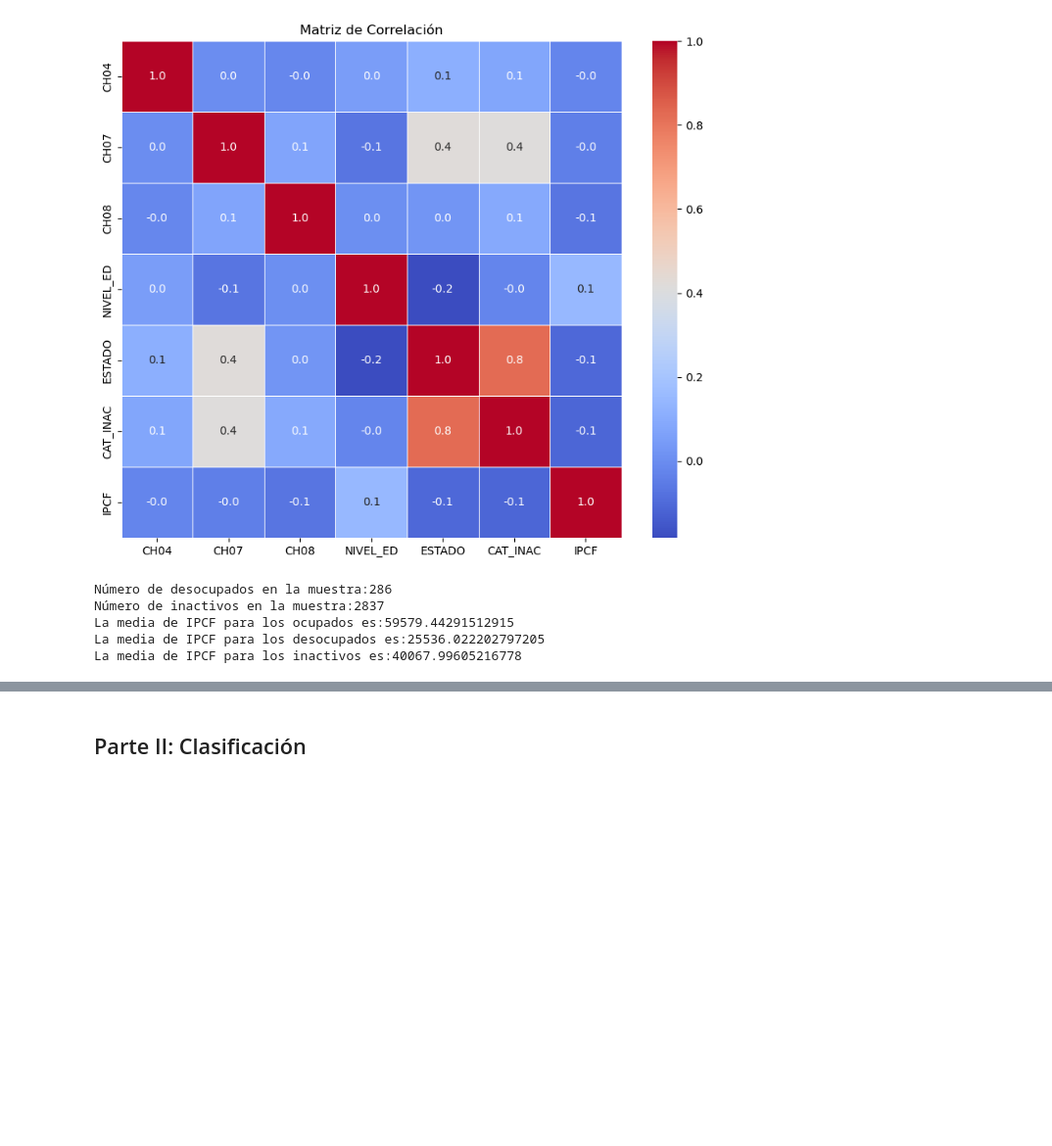
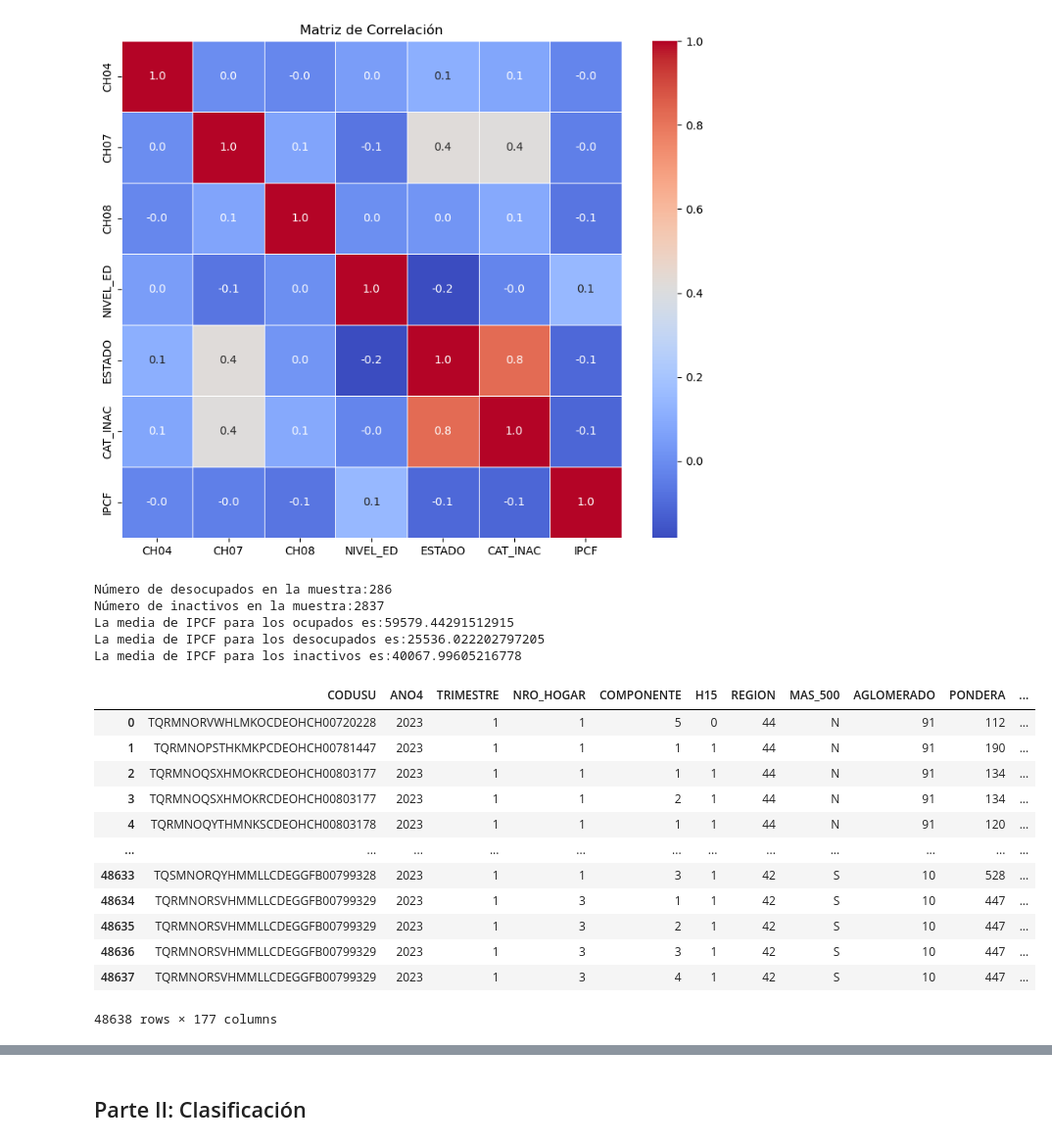
Before and after one commit to rmcondor/big-data-tp2, a Jupyter notebook: codes/TP2_Code.ipynb, the cells around one changed output, grey strips where cells are left out. Shown at 98% size. Saved outputs shown, nothing was run; the diff lists cells and outputs as text; code cells hidden in the pictures; blank space fills up the shorter version.

```diff
--- a/codes/TP2_Code.ipynb
+++ b/codes/TP2_Code.ipynb
@@ -141,3 +141,19 @@ Número de inactivos en la muestra:2837
 La media de IPCF para los ocupados es:59579.44291512915
 La media de IPCF para los desocupados es:25536.022202797205
 La media de IPCF para los inactivos es:40067.99605216778
+# %%
+eph_indiv
+# %% [output]
+|  | CODUSU | ANO4 | TRIMESTRE | NRO_HOGAR | COMPONENTE | H15 | REGION | MAS_500 | AGLOMERADO | PONDERA | ... |
+| 0 | TQRMNORVWHLMKOCDEOHCH00720228 | 2023 | 1 | 1 | 5 | 0 | 44 | N | 91 | 112 | ... |
+| 1 | TQRMNOPSTHKMKPCDEOHCH00781447 | 2023 | 1 | 1 | 1 | 1 | 44 | N | 91 | 190 | ... |
+| 2 | TQRMNOQSXHMOKRCDEOHCH00803177 | 2023 | 1 | 1 | 1 | 1 | 44 | N | 91 | 134 | ... |
+| 3 | TQRMNOQSXHMOKRCDEOHCH00803177 | 2023 | 1 | 1 | 2 | 1 | 44 | N | 91 | 134 | ... |
+| 4 | TQRMNOQYTHMNKSCDEOHCH00803178 | 2023 | 1 | 1 | 1 | 1 | 44 | N | 91 | 120 | ... |
+| ... | ... | ... | ... | ... | ... | ... | ... | ... | ... | ... | ... |
+| 48633 | TQSMNORQYHMMLLCDEGGFB00799328 | 2023 | 1 | 1 | 3 | 1 | 42 | S | 10 | 528 | ... |
+| 48634 | TQRMNORSVHMMLLCDEGGFB00799329 | 2023 | 1 | 3 | 1 | 1 | 42 | S | 10 | 447 | ... |
+| 48635 | TQRMNORSVHMMLLCDEGGFB00799329 | 2023 | 1 | 3 | 2 | 1 | 42 | S | 10 | 447 | ... |
+| 48636 | TQRMNORSVHMMLLCDEGGFB00799329 | 2023 | 1 | 3 | 3 | 1 | 42 | S | 10 | 447 | ... |
+| 48637 | TQRMNORSVHMMLLCDEGGFB00799329 | 2023 | 1 | 3 | 4 | 1 | 42 | S | 10 | 447 | ... |
+48638 rows × 177 columns
```
Also changed, not shown: parts of 2 cells of this notebook.
